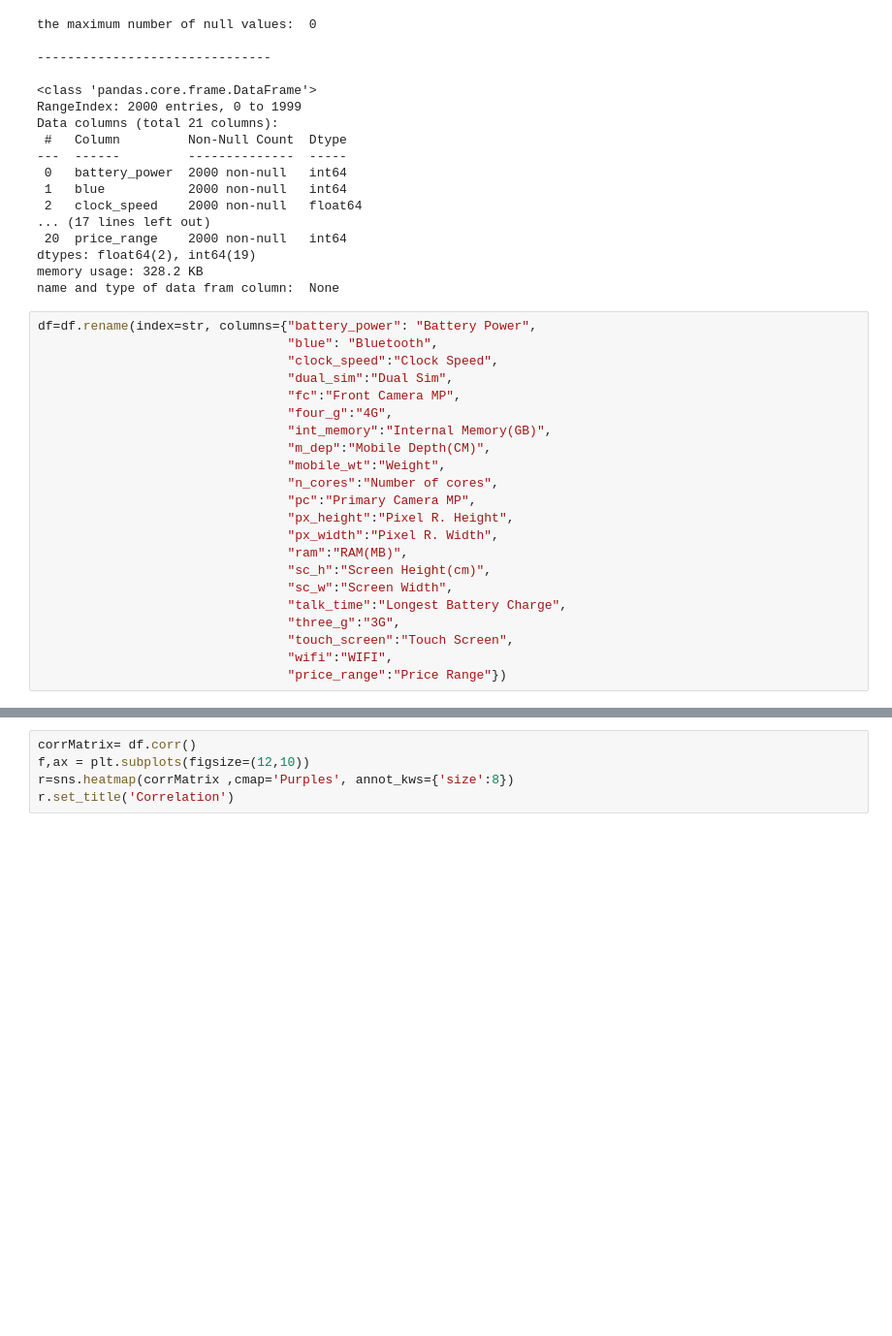
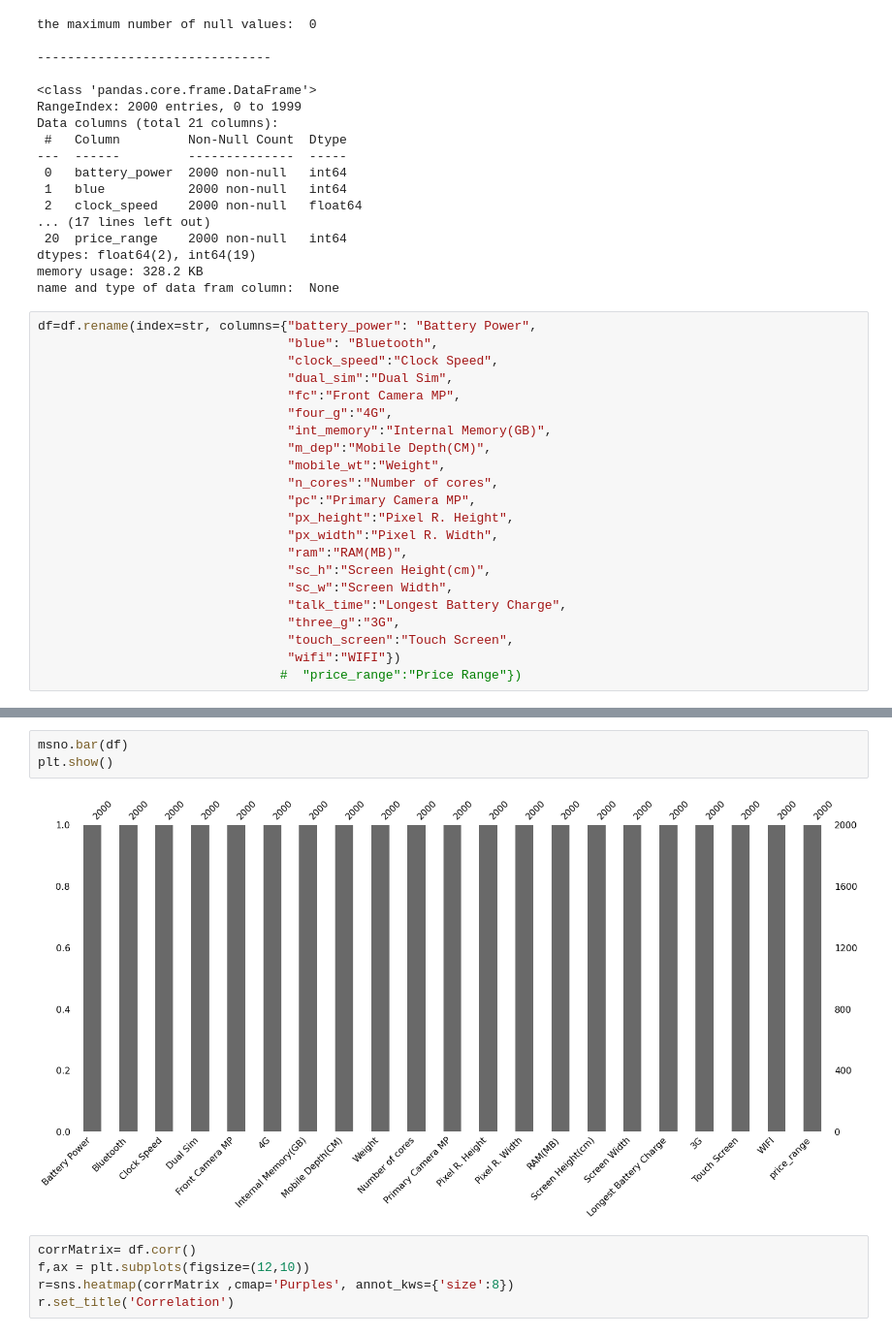
Before and after one commit to MahdyShayesteh/SBU_DataMining_Python, a Jupyter notebook: mobile_price_prediction_using_SVM.ipynb, the cells around one changed output, grey strips where cells are left out. Shown: that part at 97% size. Cells and saved outputs as stored; diff of their text form; blank space fills up the shorter version.

```diff
--- a/mobile_price_prediction_using_SVM.ipynb
+++ b/mobile_price_prediction_using_SVM.ipynb
@@ -69,5 +73,5 @@ df=df.rename(index=str, columns={"battery_power": "Battery Power",
                                  "talk_time":"Longest Battery Charge",
                                  "three_g":"3G",
                                  "touch_screen":"Touch Screen",
-                                 "wifi":"WIFI",
-                                 "price_range":"Price Range"})
+                                 "wifi":"WIFI"})
+                                #  "price_range":"Price Range"})
@@ -88,3 +100,8 @@ df.head(10)
+# %%
+msno.bar(df)
+plt.show()
+# %% [output]
+[figure, added]
 # %%
 corrMatrix= df.corr()
 f,ax = plt.subplots(figsize=(12,10))
```
Also changed, not shown: parts of 22 cells of this notebook.
